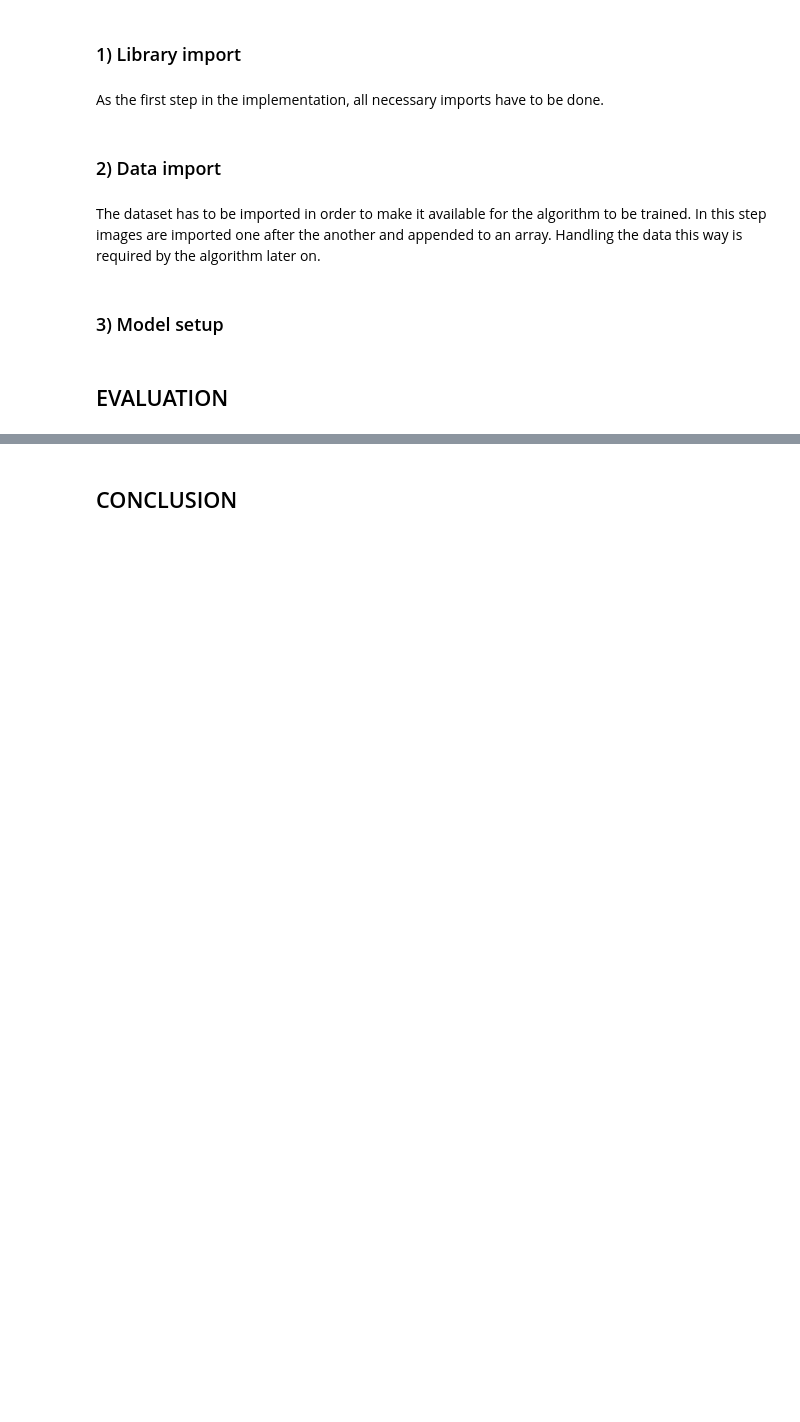
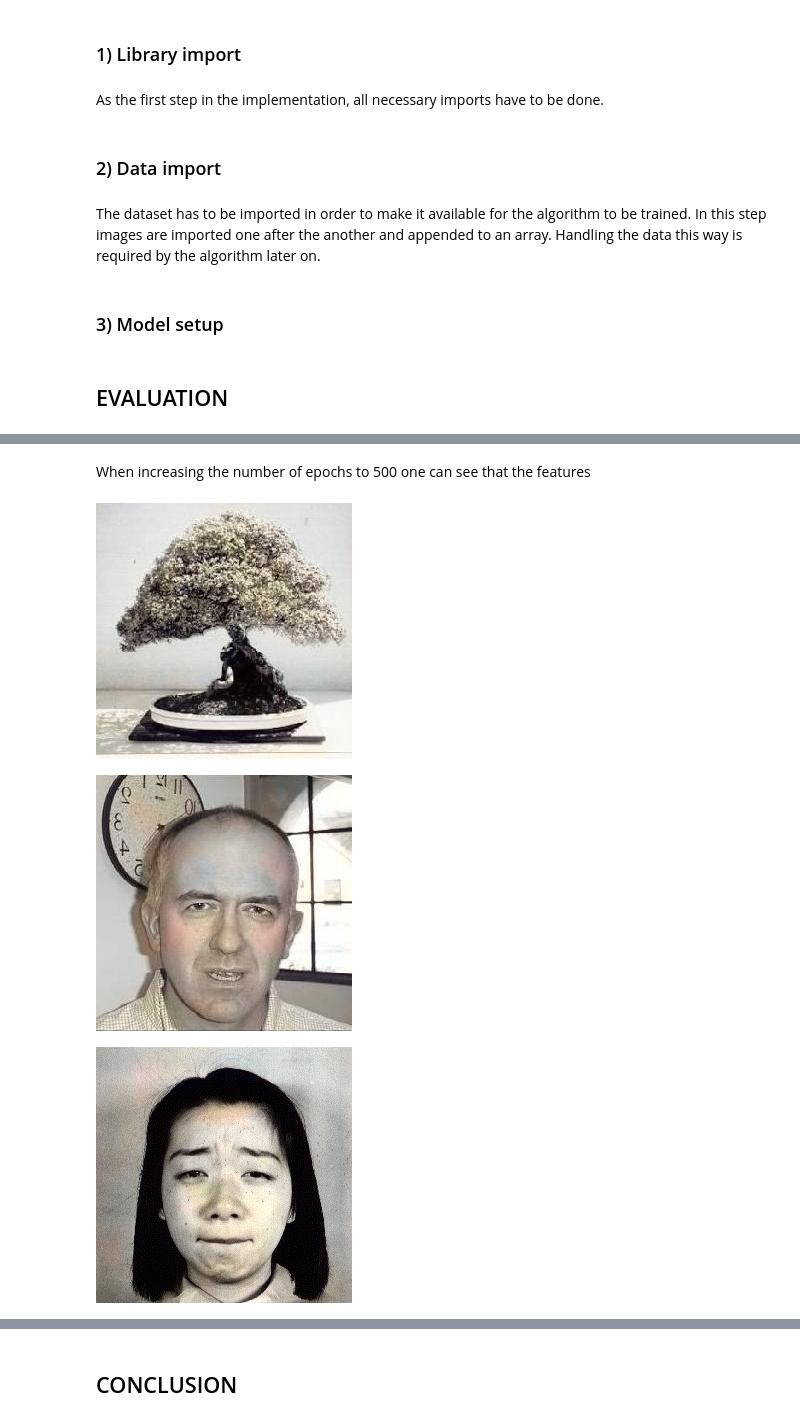
Before and after one commit to SebastianAT/image_Colorizer, a Jupyter notebook: src/Report/Report.ipynb, the cells around one changed output, grey strips where cells are left out. Saved outputs shown, nothing was run; the diff lists cells and outputs as text; code cells hidden in the pictures; blank space fills up the shorter version.

```diff
--- a/src/Report/Report.ipynb
+++ b/src/Report/Report.ipynb
@@ -129,0 +192,9 @@ model.summary()
+# %% [markdown]
+When increasing the number of epochs to 500 one can see that the features
+# %%
+for filename in os.listdir('images/08/'):
+    display(Image.open('images/08/' + filename))
+# %% [output]
+[figure, added]
+[figure, added]
+[figure, added]
```
Also changed, not shown: parts of 15 cells of this notebook, 27 other files.
